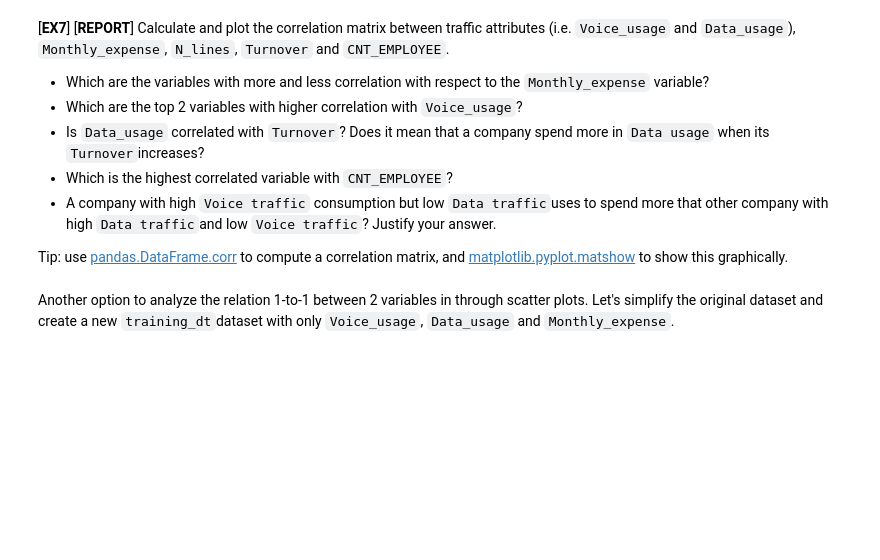
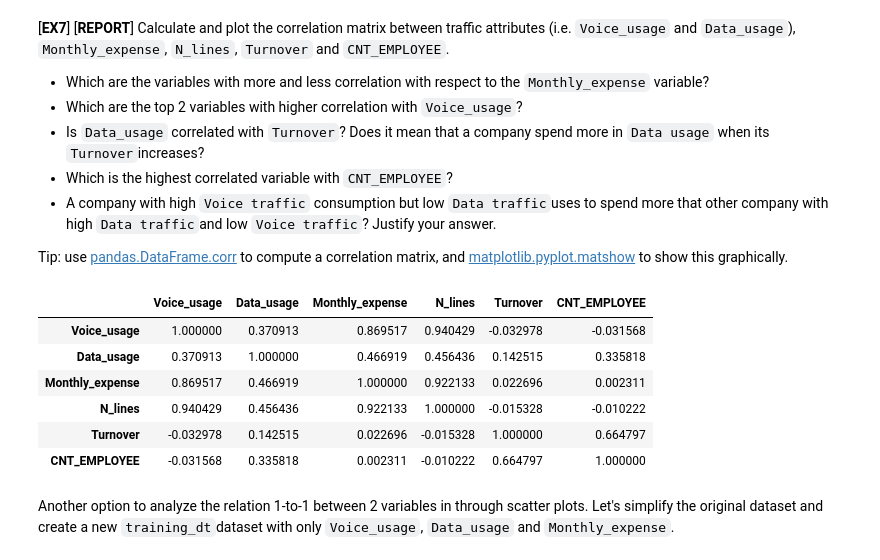
Before and after one commit to alex1162/Machine-Learning, a Jupyter notebook: PJ1_student/P01_Clustering students.ipynb, the cells around one changed output. Saved outputs shown, nothing was run; the diff lists cells and outputs as text; code cells hidden in the pictures; blank space fills up the shorter version.

```diff
--- a/PJ1_student/P01_Clustering students.ipynb
+++ b/PJ1_student/P01_Clustering students.ipynb
@@ -181,8 +285,15 @@ Tip: use [pandas.DataFrame.corr](https://pandas.pydata.org/pandas-docs/stable/re
 # %%
 traffic_attributes = ["Voice_usage", "Data_usage", "Monthly_expense", "N_lines", "Turnover", "CNT_EMPLOYEE"]
 
-customer_dt_summary.corr()
-customer_dt_summary.matshow()
+customer_dt_summary[traffic_attributes].corr()
+# %% [output]
+|  | Voice_usage | Data_usage | Monthly_expense | N_lines | Turnover | CNT_EMPLOYEE |
+| Voice_usage | 1.000000 | 0.370913 | 0.869517 | 0.940429 | -0.032978 | -0.031568 |
+| Data_usage | 0.370913 | 1.000000 | 0.466919 | 0.456436 | 0.142515 | 0.335818 |
+| Monthly_expense | 0.869517 | 0.466919 | 1.000000 | 0.922133 | 0.022696 | 0.002311 |
+| N_lines | 0.940429 | 0.456436 | 0.922133 | 1.000000 | -0.015328 | -0.010222 |
+| Turnover | -0.032978 | 0.142515 | 0.022696 | -0.015328 | 1.000000 | 0.664797 |
+| CNT_EMPLOYEE | -0.031568 | 0.335818 | 0.002311 | -0.010222 | 0.664797 | 1.000000 |
 # %% [markdown]
 Another option to analyze the relation 1-to-1 between 2 variables in through scatter plots. Let's simplify the original dataset and create a new `training_dt`dataset with only `Voice_usage`, `Data_usage` and `Monthly_expense`.
 # %%
```
Also changed, not shown: parts of 19 cells of this notebook.
